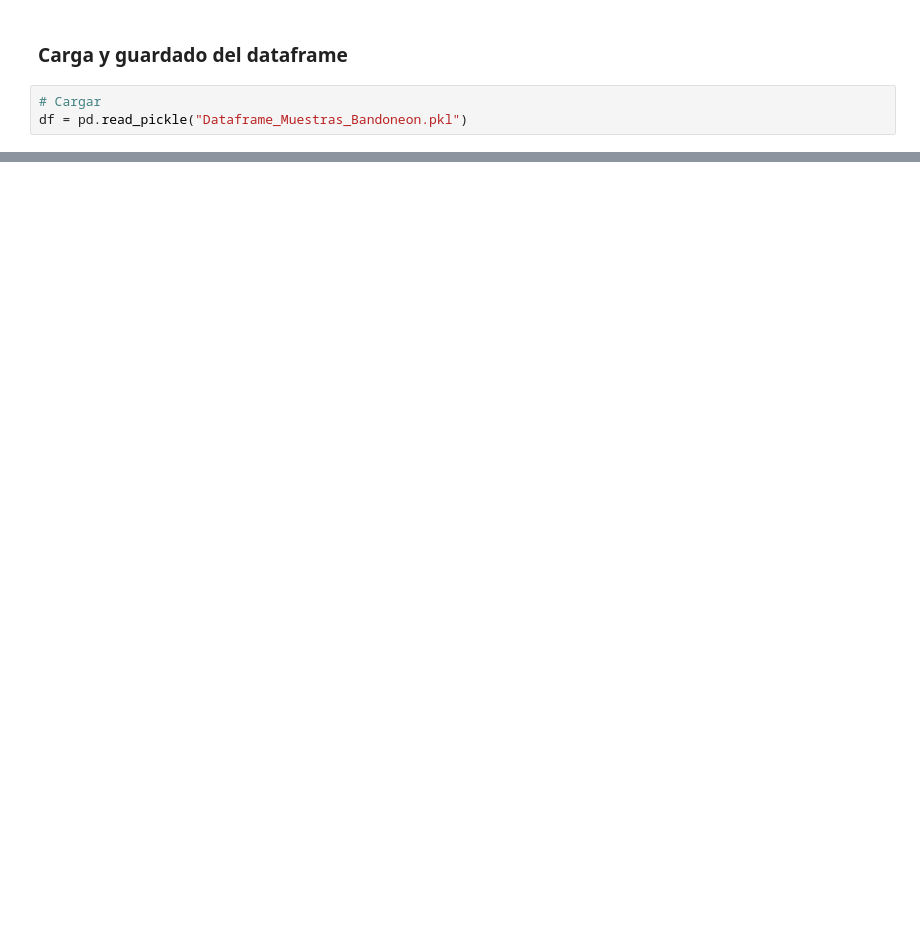
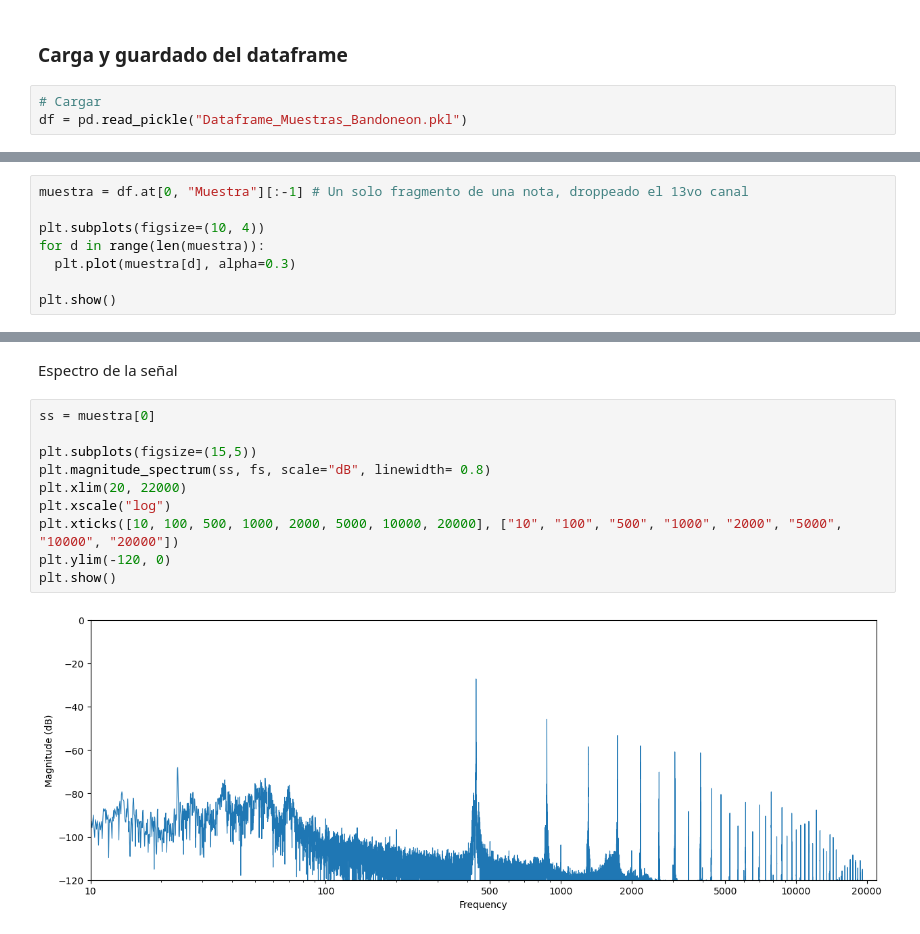
Before and after one commit to MatiasCarbone/Analisis-Directividad, a Jupyter notebook: Analisis Directividad.ipynb, the cells around one changed output, grey strips where cells are left out. Saved outputs shown, nothing was run; the diff lists cells and outputs as text; blank space fills up the shorter version.

```diff
--- a/Analisis Directividad.ipynb
+++ b/Analisis Directividad.ipynb
@@ -161,0 +146,8 @@ df.to_pickle("Dataframe_Muestras_Bandoneon.pkl")
+# %%
+muestra = df.at[0, "Muestra"][:-1] # Un solo fragmento de una nota, droppeado el 13vo canal
+
+plt.subplots(figsize=(10, 4))
+for d in range(len(muestra)):
+  plt.plot(muestra[d], alpha=0.3)
+
+plt.show()
@@ -161,0 +156,14 @@ df.to_pickle("Dataframe_Muestras_Bandoneon.pkl")
+# %% [markdown]
+Espectro de la señal
+# %%
+ss = muestra[0]
+
+plt.subplots(figsize=(15,5))
+plt.magnitude_spectrum(ss, fs, scale="dB", linewidth= 0.8)
+plt.xlim(20, 22000)
+plt.xscale("log")
+plt.xticks([10, 100, 500, 1000, 2000, 5000, 10000, 20000], ["10", "100", "500", "1000", "2000", "5000", "10000", "20000"])
+plt.ylim(-120, 0)
+plt.show()
+# %% [output]
+[figure, added]
```
Also changed, not shown: parts of 12 cells of this notebook.
